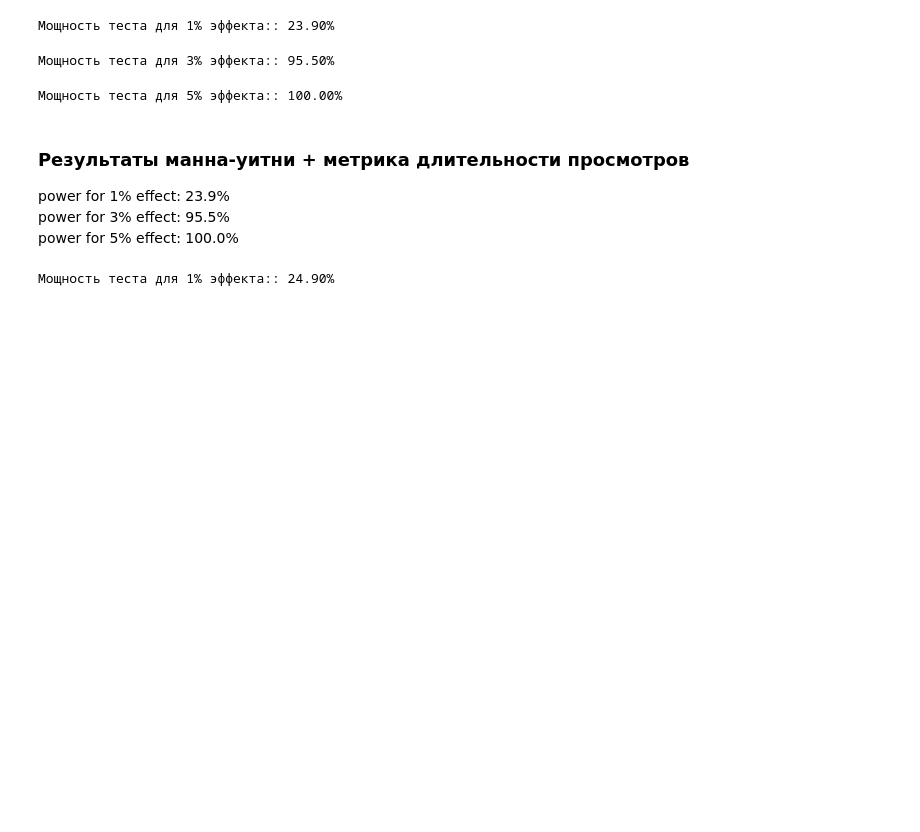
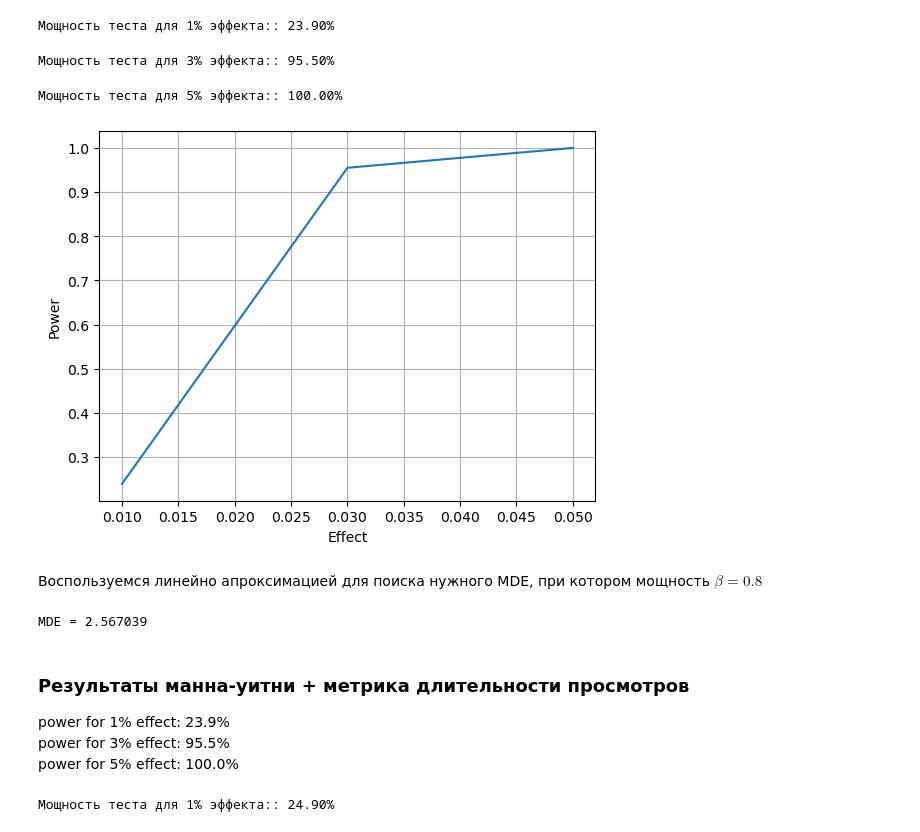
Before and after one commit to n0tmyself/AB-tests, a Jupyter notebook: DZ_1.ipynb, the cells around one changed output. Saved outputs shown, nothing was run; the diff lists cells and outputs as text; code cells hidden in the pictures; blank space fills up the shorter version.

```diff
--- a/DZ_1.ipynb
+++ b/DZ_1.ipynb
@@ -420,6 +443,27 @@ power = sum(pvalues) / num_iterations
 print(f'Мощность теста для 5% эффекта:: {power * 100:.2f}%')
 # %% [output]
 Мощность теста для 5% эффекта:: 100.00%
+# %%
+effect_array = [0.01, 0.03, 0.05]
+power_array = [0.239, 0.955, 1]
+
+plt.plot(effect_array, power_array)
+plt.ylabel("Power")
+plt.xlabel("Effect")
+plt.grid()
+plt.show()
+# %% [output]
+[figure, added]
+# %% [markdown]
+Воспользуемся линейно апроксимацией для поиска нужного MDE, при котором мощность $\beta = 0.8$
+# %%
+k = (power_array[1] - power_array[0]) / (effect_array[1] - effect_array[0])
+b = power_array[0] - k * effect_array[0]
+
+mde = (0.8 - b) / k
+print(f"MDE = {mde * 100:5f}")
+# %% [output]
+MDE = 2.567039
 # %% [markdown]
 ### Результаты манна-уитни + метрика длительности просмотров
 power for 1% effect: 23.9% \
```
Also changed, not shown: parts of 38 cells of this notebook.
